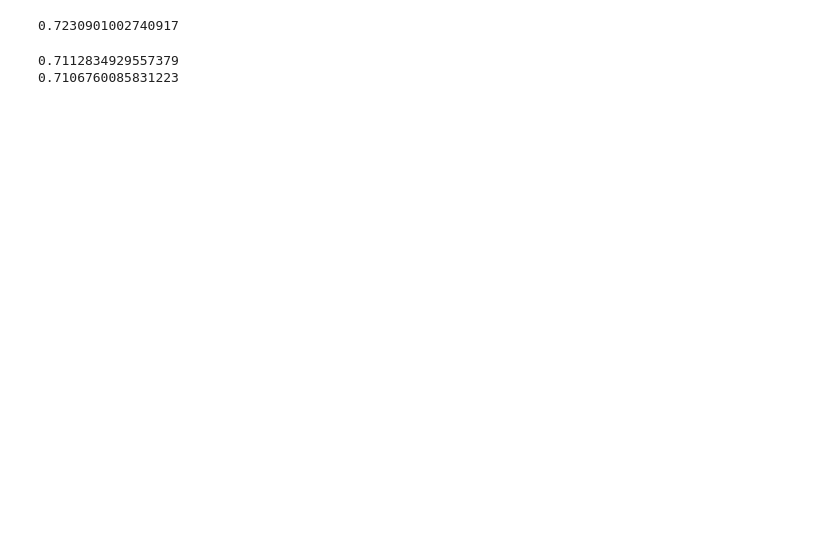
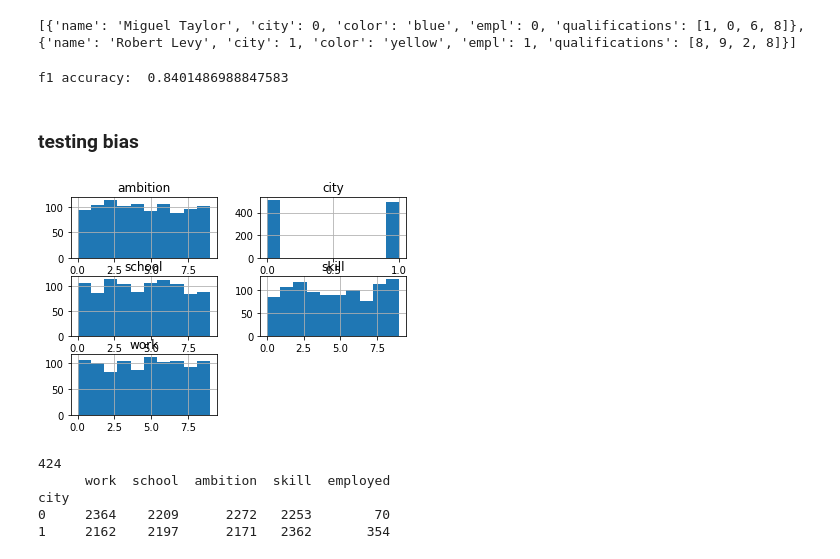
Before and after one commit to AliaElKattan/survivalofthebestfit, a Jupyter notebook: data-engineering/simple-bias.ipynb, the cells around one changed output. Drawn from its saved outputs; the diff is of its cells as text; code cells hidden in the pictures; blank space fills up the shorter version.

```diff
--- a/data-engineering/simple-bias.ipynb
+++ b/data-engineering/simple-bias.ipynb
@@ -76,3 +110,17 @@ df = pd.concat([less_blue_group, yellow_group], ignore_index=True).sample(frac=1
+# %%
+cvs = df.to_dict('records')
+for cv in cvs:
+    cv['qualifications'] = [cv['ambition'], cv['school'], cv['work'], cv['skill']]
+    cv.pop('ambition', None)
+    cv.pop('work', None)
+    cv.pop('skill', None)
+    cv.pop('school', None)
+print(cvs[:2])
+path = '../game/public/assets/text/manualStageData.json'
+with open(path, 'w') as outfile:
+    json.dump({'manualStageCandidates': cvs}, outfile)
+# %% [output]
+[{'name': 'Miguel Taylor', 'city': 0, 'color': 'blue', 'empl': 0, 'qualifications': [1, 0, 6, 8]}, {'name': 'Robert Levy', 'city': 1, 'color': 'yellow', 'empl': 1, 'qualifications': [8, 9, 2, 8]}]
 # %%
 train, test = train_test_split(df, test_size=0.2)
 
@@ -82,22 +130,22 @@ test_x = test.drop('empl', axis='columns')
 test_y = test['empl']
-# %%
-lm = Lasso()
-lm.fit(train_x, train_y)
-
-print(lm.score(test_x, test_y))
-# %% [output]
-0.7230901002740917
-# %%
-#per group accuracy
-blue_test = test[test['id'] < group_size]
-blue_x = blue_group.drop('empl', axis='columns')
-blue_y = blue_group['empl']
-print(lm.score(blue_x, blue_y))
-
-yellow_test = test[test['id'] >= group_size]
-yellow_x = yellow_group.drop('empl', axis='columns')
-yellow_y = yellow_group['empl']
-print(lm.score(yellow_x, yellow_y))
-# %% [output]
-0.7112834929557379
-0.7106760085831223
+# %%
+clf = RandomForestClassifier(n_estimators=500, max_depth=4, random_state=0)
+clf.fit(train_x, train_y)
+predictions_test = clf.predict(test_x)
+print('f1 accuracy: ', f1_score(predictions_test, test_y))
+# %% [output]
+f1 accuracy:  0.8401486988847583
+# %% [markdown]
+### testing bias
+# %%
+work = np.random.randint(mini, maxi, group_size)
+school = np.random.randint(mini, maxi, group_size)
+ambition = np.random.randint(mini, maxi, group_size)
+skill = np.random.randint(mini, maxi, group_size)
+city = np.random.randint(0, 2, group_size)
+
+test_group = pd.DataFrame({'city': city, 'work': work, 'school': school, 'ambition': ambition, 'skill': skill})
+test_group.hist()
+plt.show()
+# %% [output]
+[figure, added]
@@ -103,0 +155,10 @@ print(lm.score(yellow_x, yellow_y))
+# %%
+print(pred.sum())
+test_group.head()
+print(test_group.groupby(['city']).sum())
+# %% [output]
+424
+      work  school  ambition  skill  employed
+city
+0     2364    2209      2272   2253        70
+1     2162    2197      2171   2362       354
```
Also changed, not shown: parts of 13 cells of this notebook, 10 other files.
